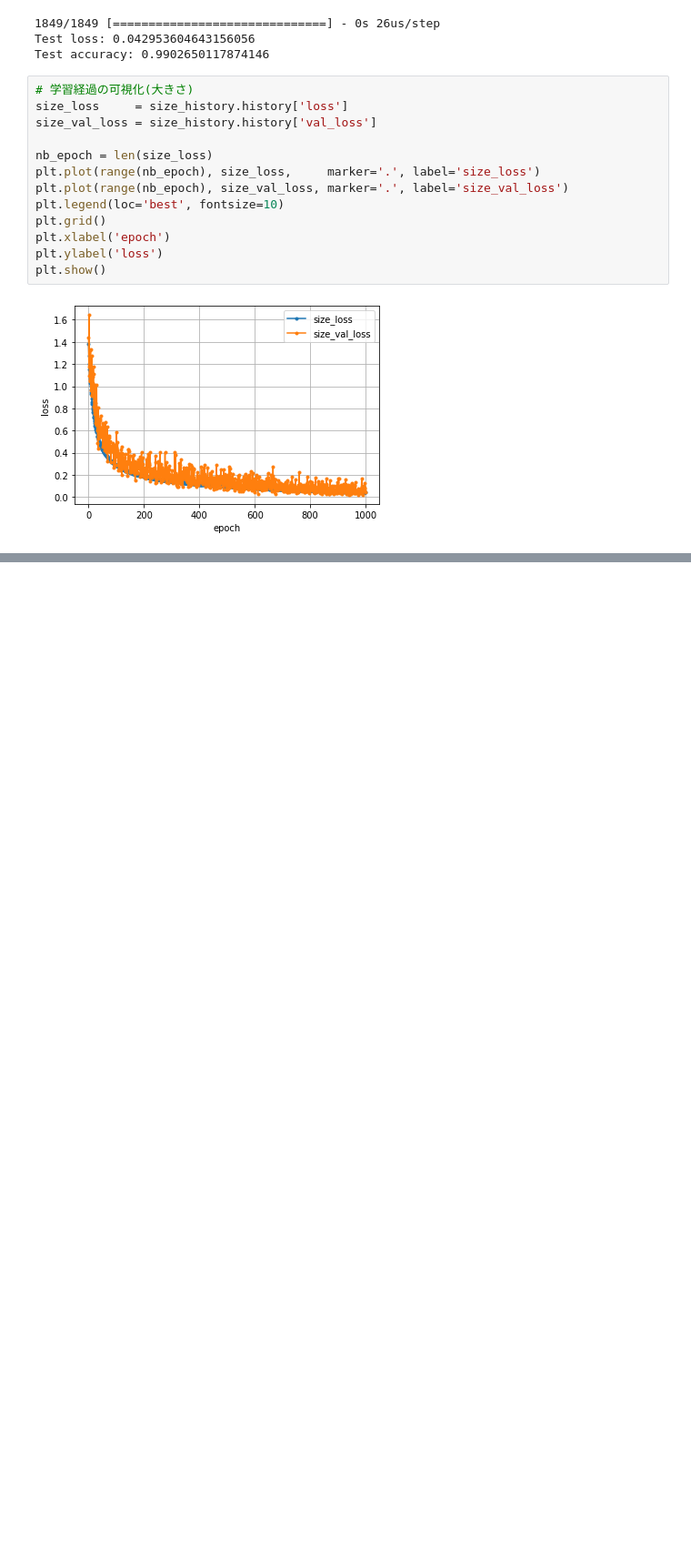
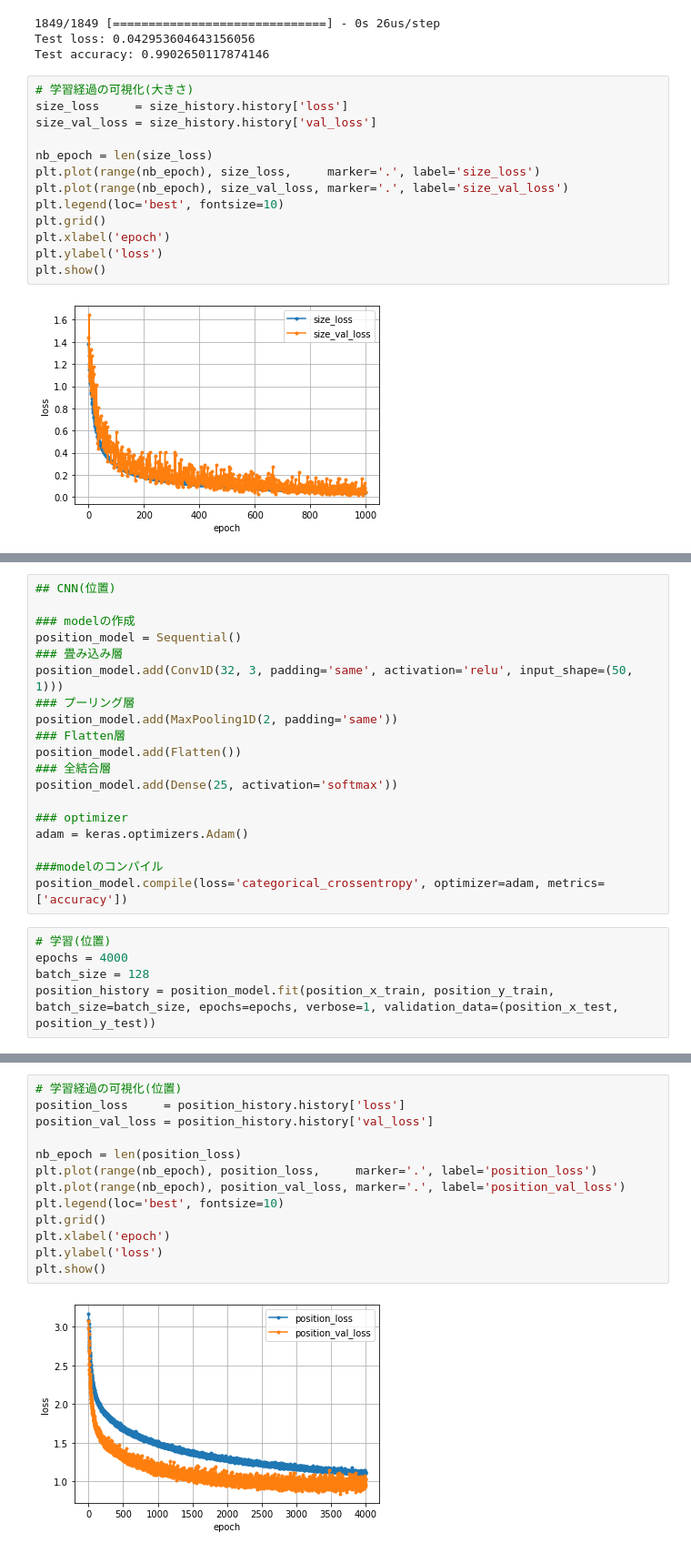
Before and after one commit to shirafuji/graduation_thesis, a Jupyter notebook: machine_learning/cnn_exp1.ipynb, the cells around one changed output, grey strips where cells are left out. Shown at 91% size. Drawn from its saved outputs; the diff is of its cells as text; blank space fills up the shorter version.

```diff
--- a/machine_learning/cnn_exp1.ipynb
+++ b/machine_learning/cnn_exp1.ipynb
@@ -801,0 +929,24 @@ plt.show()
+# %%
+## CNN(位置)
+
+### modelの作成
+position_model = Sequential()
+### 畳み込み層
+position_model.add(Conv1D(32, 3, padding='same', activation='relu', input_shape=(50, 1)))
+### プーリング層
+position_model.add(MaxPooling1D(2, padding='same'))
+### Flatten層
+position_model.add(Flatten())
+### 全結合層
+position_model.add(Dense(25, activation='softmax'))
+
+### optimizer
+adam = keras.optimizers.Adam()
+
+###modelのコンパイル
+position_model.compile(loss='categorical_crossentropy', optimizer=adam, metrics=['accuracy'])
+# %%
+# 学習(位置)
+epochs = 4000
+batch_size = 128
+position_history = position_model.fit(position_x_train, position_y_train, batch_size=batch_size, epochs=epochs, verbose=1, validation_data=(position_x_test, position_y_test))
@@ -801,0 +980,15 @@ plt.show()
+# %%
+# 学習経過の可視化(位置)
+position_loss     = position_history.history['loss']
+position_val_loss = position_history.history['val_loss']
+
+nb_epoch = len(position_loss)
+plt.plot(range(nb_epoch), position_loss,     marker='.', label='position_loss')
+plt.plot(range(nb_epoch), position_val_loss, marker='.', label='position_val_loss')
+plt.legend(loc='best', fontsize=10)
+plt.grid()
+plt.xlabel('epoch')
+plt.ylabel('loss')
+plt.show()
+# %% [output]
+[figure, added]
```
Also changed, not shown: parts of 12 cells of this notebook.
